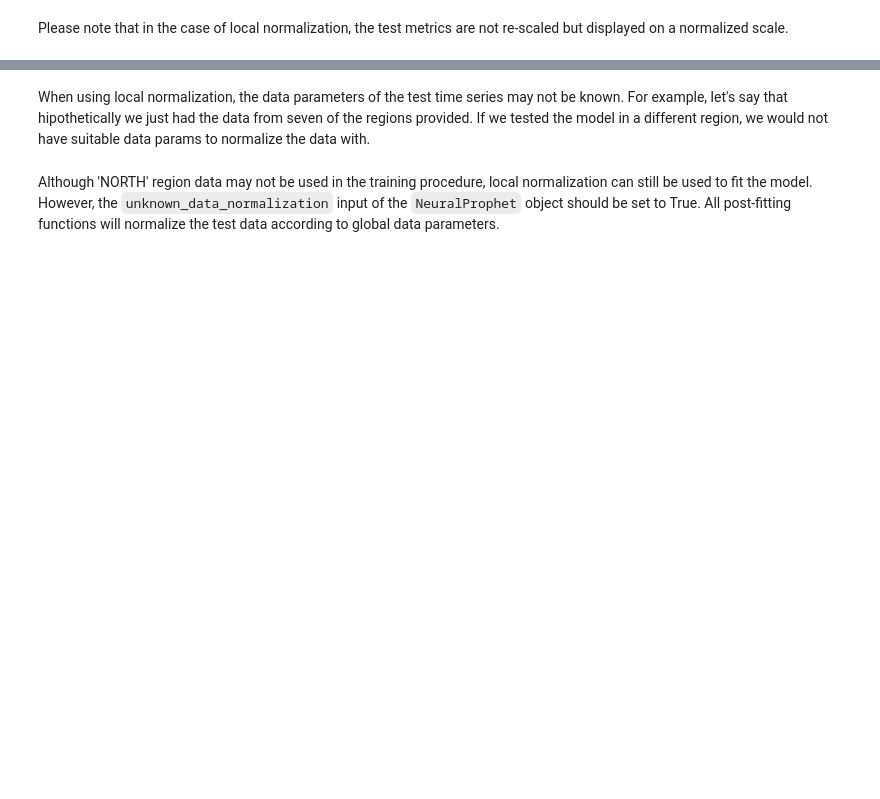
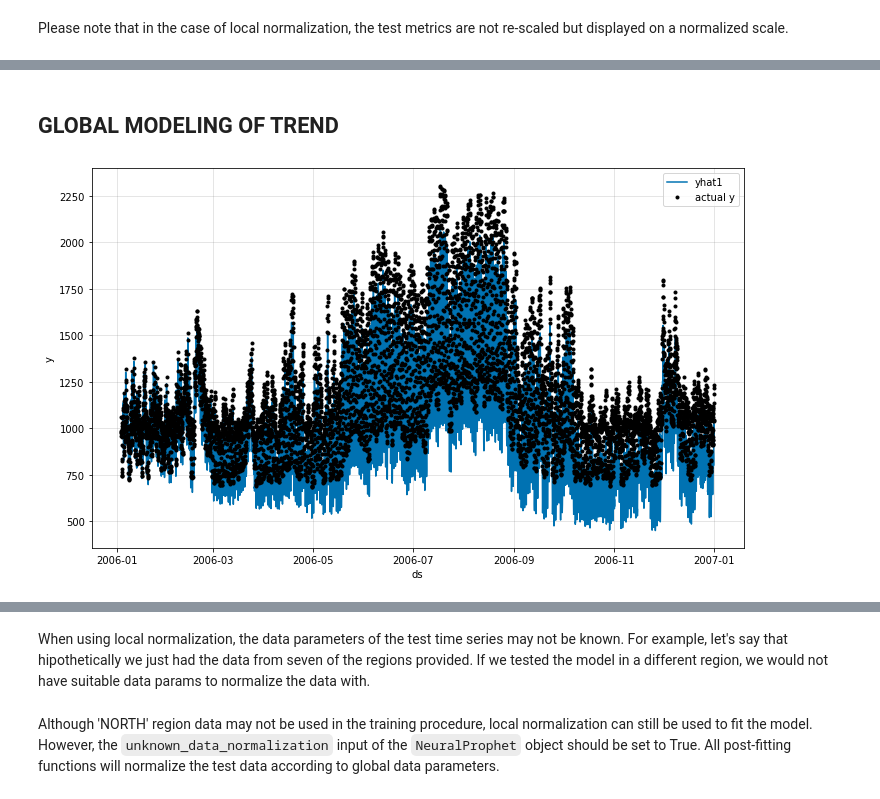
Before and after one commit to agarciadecorral/neural_prophet, a Jupyter notebook: tutorials/feature-use/global_modeling-Copy1.ipynb, the cells around one changed output, grey strips where cells are left out. Saved outputs shown, nothing was run; the diff lists cells and outputs as text; code cells hidden in the pictures; blank space fills up the shorter version.

```diff
--- a/tutorials/feature-use/global_modeling-Copy1.ipynb
+++ b/tutorials/feature-use/global_modeling-Copy1.ipynb
@@ -108,0 +122,13 @@ test_metrics
+# %% [markdown]
+## GLOBAL MODELING OF TREND
+# %%
+m_glob = NeuralProphet(n_lags = 24, trend_global_local="global", learning_rate=0.01, epochs=20)
+df_train, df_test = m_glob.split_df(df_global, valid_p = 0.33, local_split = True)
+# %%
+metrics_global = m_glob.fit(df_train, freq = 'H')
+# %%
+future_glob = m_glob.make_future_dataframe(df_test, n_historic_predictions = True)
+forecast_glob = m_glob.predict(future_glob)
+fig_glob = m.plot(forecast_glob[forecast_glob['ID'] ==  'NORTH'])
+# %% [output]
+[figure, added]
```
Also changed, not shown: parts of 50 cells of this notebook, 8 other files.
